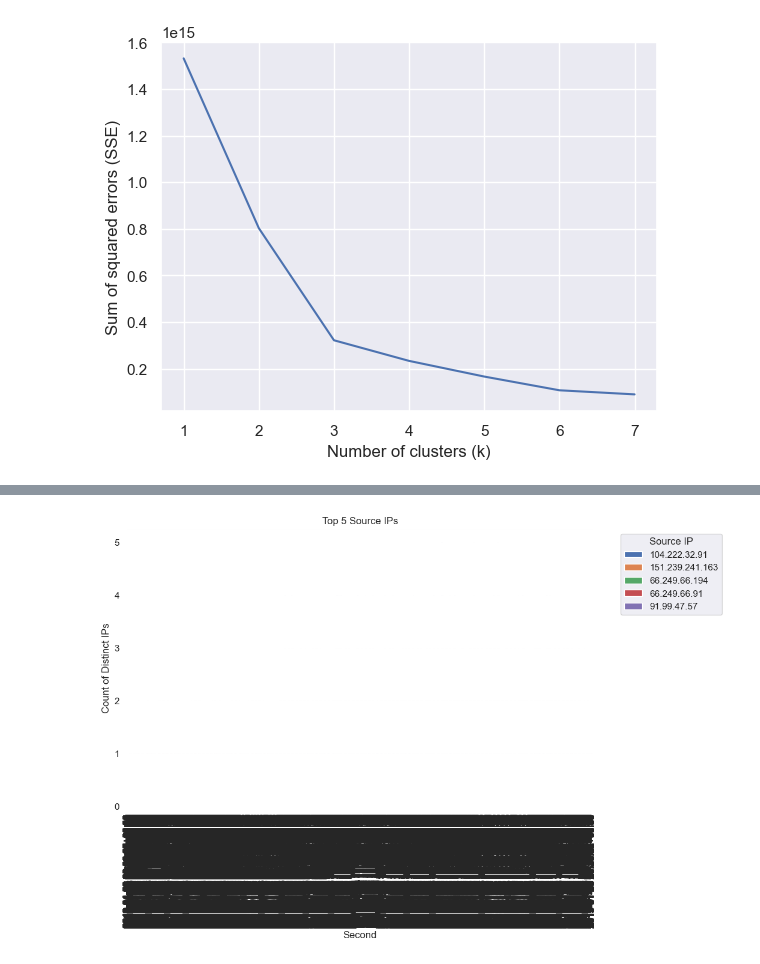
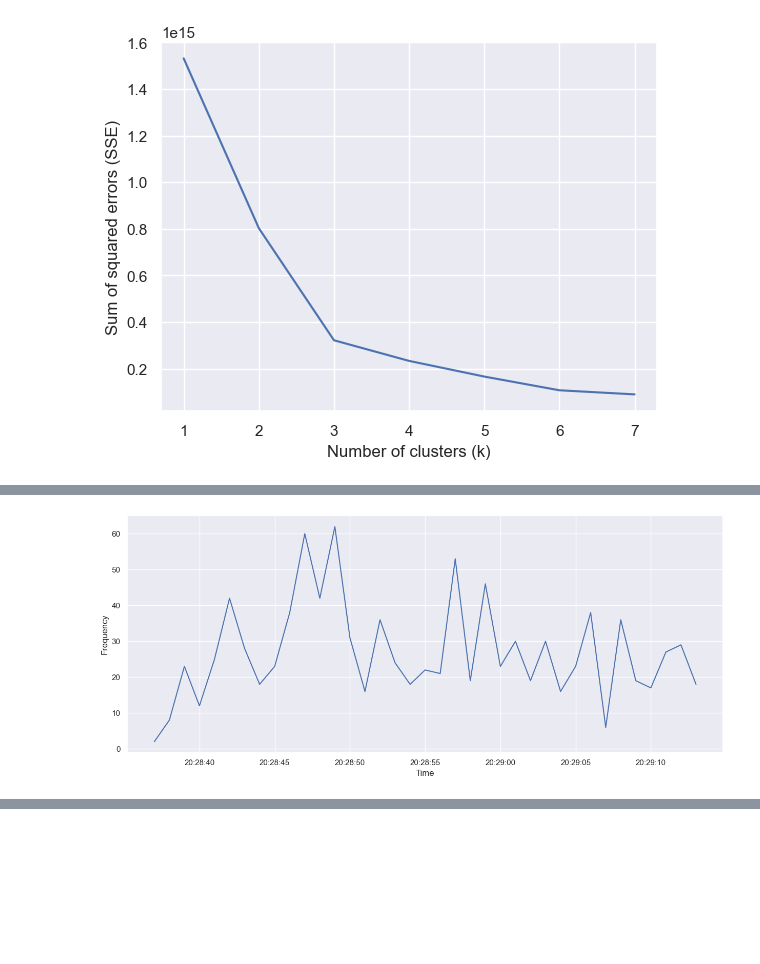
Before and after one commit to smsali97/cybersecurity-analytics-cmpe788, a Jupyter notebook: Flash Crowd Zanbil.ipynb, the cells around one changed output, grey strips where cells are left out. Drawn from its saved outputs; the diff is of its cells as text; code cells hidden in the pictures; blank space fills up the shorter version.

```diff
--- a/Flash Crowd Zanbil.ipynb
+++ b/Flash Crowd Zanbil.ipynb
@@ -454,0 +434,5 @@ plt.show()
+# %%
+x = filtered_df[-1000:]
+plot_timeseries(x)
+# %% [output]
+[figure, added]
@@ -455,21 +456,13 @@ plt.show()
 # %%
 # Get the top 5 source IP addresses
-freq_table = filtered_df['Src IP'].value_counts()
+freq_table = x['Src IP'].value_counts()
 top_ips = list(freq_table[:5].keys())
 
 # Filter the data to include only the top 5 IP addresses
-top_df = filtered_df[filtered_df['Src IP'].isin(top_ips)]
+top_df = x[x['Src IP'].isin(top_ips)]
 
 # Group the data by second and source IP, and count the number of unique IP addresses
 grouped_df = top_df.groupby([pd.Grouper(freq='1s'), 'Src IP'])['Src IP'].nunique()
 
 # Convert the grouped data to a pivot table with source IP addresses as columns and seconds as the index
 pivot_table = grouped_df.unstack(level='Src IP')
-
-
-# Plot a stacked bar chart
-pivot_table.plot(kind='bar', stacked=True, figsize=(10, 6), ylabel='Count of Distinct IPs', xlabel='Second', title='Top 5 Source IPs')
-plt.legend(title='Source IP', bbox_to_anchor=(1.05, 1), loc='upper left')
-plt.show()
-# %% [output]
-[figure, removed]
```
Also changed, not shown: parts of 14 cells of this notebook, 1 other file.
